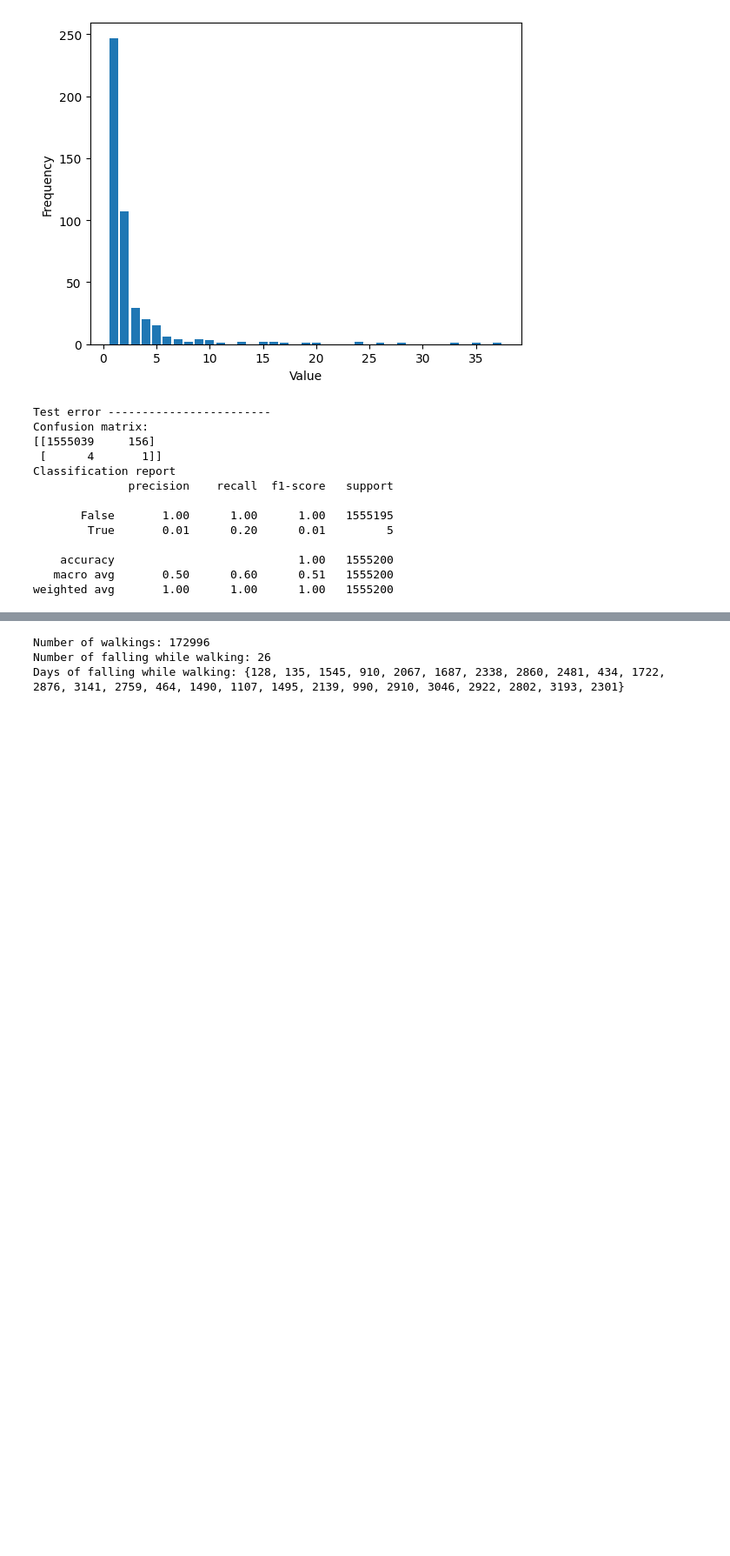
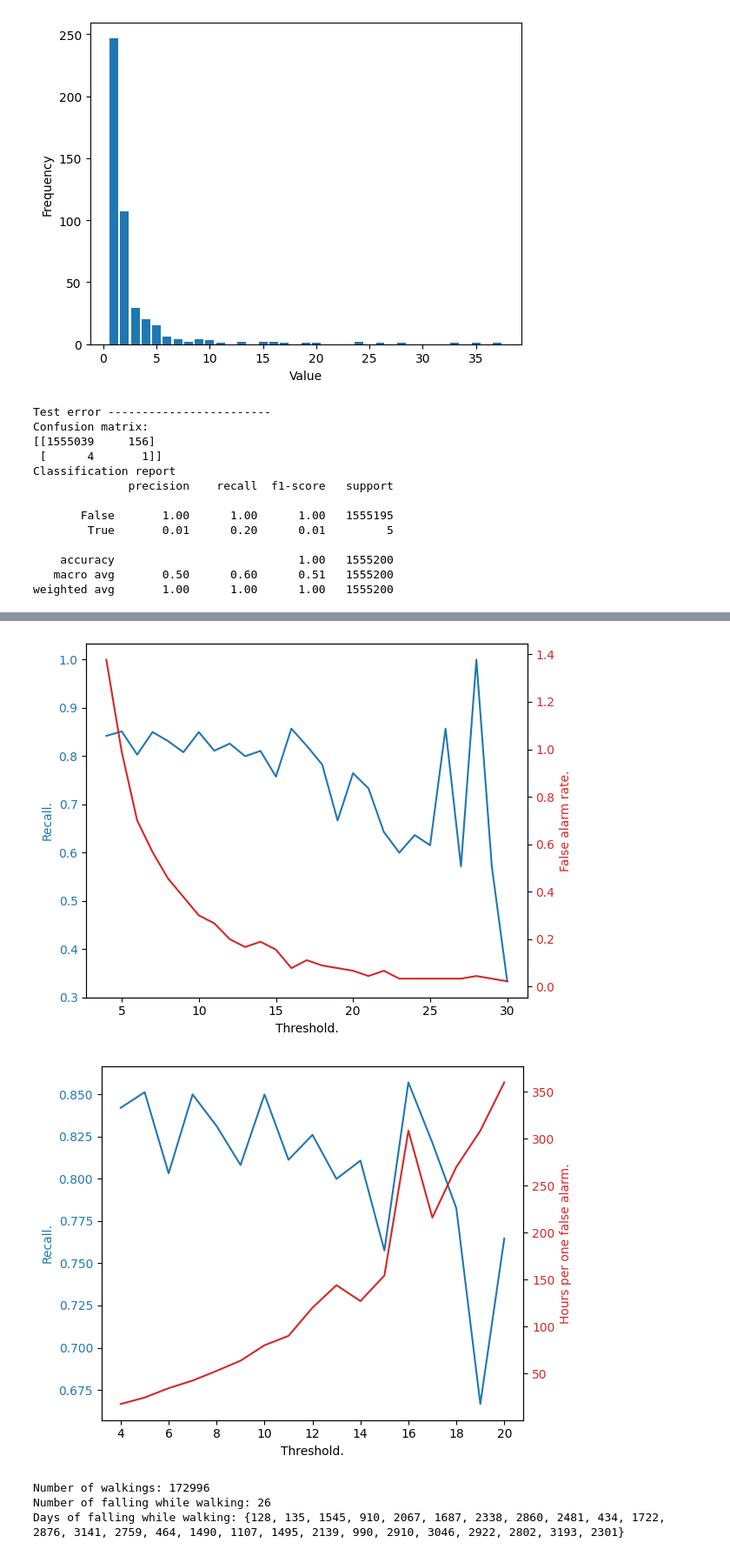
Before and after one commit to tanakai0/SensorDataSimulator, a Jupyter notebook: temp_5.ipynb, the cells around one changed output, grey strips where cells are left out. Shown at 87% size. Cells and saved outputs as stored; diff of their text form; code cells hidden in the pictures; blank space fills up the shorter version.

```diff
--- a/temp.ipynb
+++ b/temp_5.ipynb
@@ -547,7 +564,7 @@ Classification report
    macro avg       0.50      0.60      0.51   1555200
 weighted avg       1.00      1.00      1.00   1555200
 # %%
-interval = 5
+interval = 10
 
 compressed_y_test = np.array([all(y_test_d[i:i+interval]) for i in range(0, len(y_test_d), interval)])
 compressed_y_pred = np.array([all(y_pred_d[i:i+interval]) for i in range(0, len(y_pred_d), interval)])
@@ -574,3 +614,65 @@ weighted avg       1.00      1.00      1.00   1555200
+# %%
+from sklearn.metrics import recall_score
+import matplotlib.pyplot as plt
+
+x = list(range(1, 40))
+recall_list = []
+far_list = []
+hpfa_list = []
+for interval in range(1, 40):
+    recall = recall_score(np.array([all(y_test[i:i+interval]) for i in range(0, len(y_test), interval)]),
+                          np.array([all(y_pred[i:i+interval]) for i in range(0, len(y_pred), interval)]))
+    recall_list.append(recall)
+    compressed_y_test = np.array([all(y_test_d[i:i+interval]) for i in range(0, len(y_test_d), interval)])
+    compressed_y_pred = np.array([all(y_pred_d[i:i+interval]) for i in range(0, len(y_pred_d), interval)])
+    false_alarm_rate = confusion_matrix(compressed_y_test, compressed_y_pred)[0, 1] / 90
+    far_list.append(false_alarm_rate)
+    hour_per_false_alarm = 24 / false_alarm_rate
+    hpfa_list.append(hour_per_false_alarm)
+# %%
+start_threshold = 3
+end_threshold = 30
+fig, ax1 = plt.subplots()
+color = 'tab:blue'
+ax1.set_xlabel('Threshold.')
+ax1.set_ylabel('Recall.', color=color)
+ax1.plot(x[start_threshold:end_threshold], recall_list[start_threshold:end_threshold], color=color, label='Recall')
+ax1.tick_params(axis='y', labelcolor=color)
+ax2 = ax1.twinx()
+color = 'tab:red'
+ax2.set_ylabel('False alarm rate.', color=color)
+ax2.plot(x[start_threshold:end_threshold], far_list[start_threshold:end_threshold], color=color, label='False alarm rate.')
+ax2.tick_params(axis='y', labelcolor=color)
+fig.tight_layout()
+plt.show()
+plt.close()
+
+
+start_threshold = 3
+end_threshold = 20
+fig, ax1 = plt.subplots()
+color = 'tab:blue'
+ax1.set_xlabel('Threshold.')
+ax1.set_ylabel('Recall.', color=color)
+ax1.plot(x[start_threshold:end_threshold], recall_list[start_threshold:end_threshold], color=color, label='Recall')
+ax1.tick_params(axis='y', labelcolor=color)
+ax2 = ax1.twinx()
+color = 'tab:red'
+ax2.set_ylabel('Hours per one false alarm.', color=color)
+ax2.plot(x[start_threshold:end_threshold], hpfa_list[start_threshold:end_threshold], color=color, label='Hours per one false alarm.')
+ax2.tick_params(axis='y', labelcolor=color)
+fig.tight_layout()
+plt.show()
+plt.close()
+
+# plt.xlabel('x')
+# plt.ylabel('Value')
+# plt.legend()
+
+# plt.show()
+# %% [output]
+[figure, added]
+[figure, added]
 # %%
 # Plot fall places
 layout_path = layout_database_path / "test_layout"
```
Also changed, not shown: parts of 5 cells of this notebook, 2 other files.
